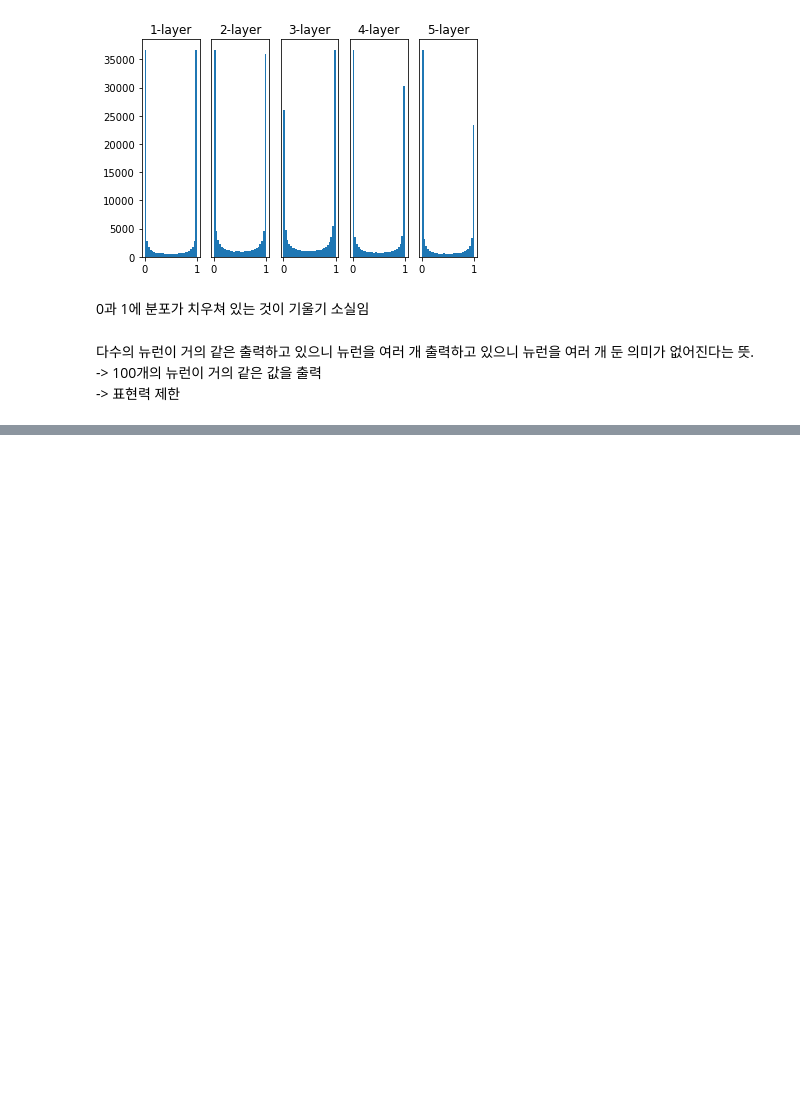
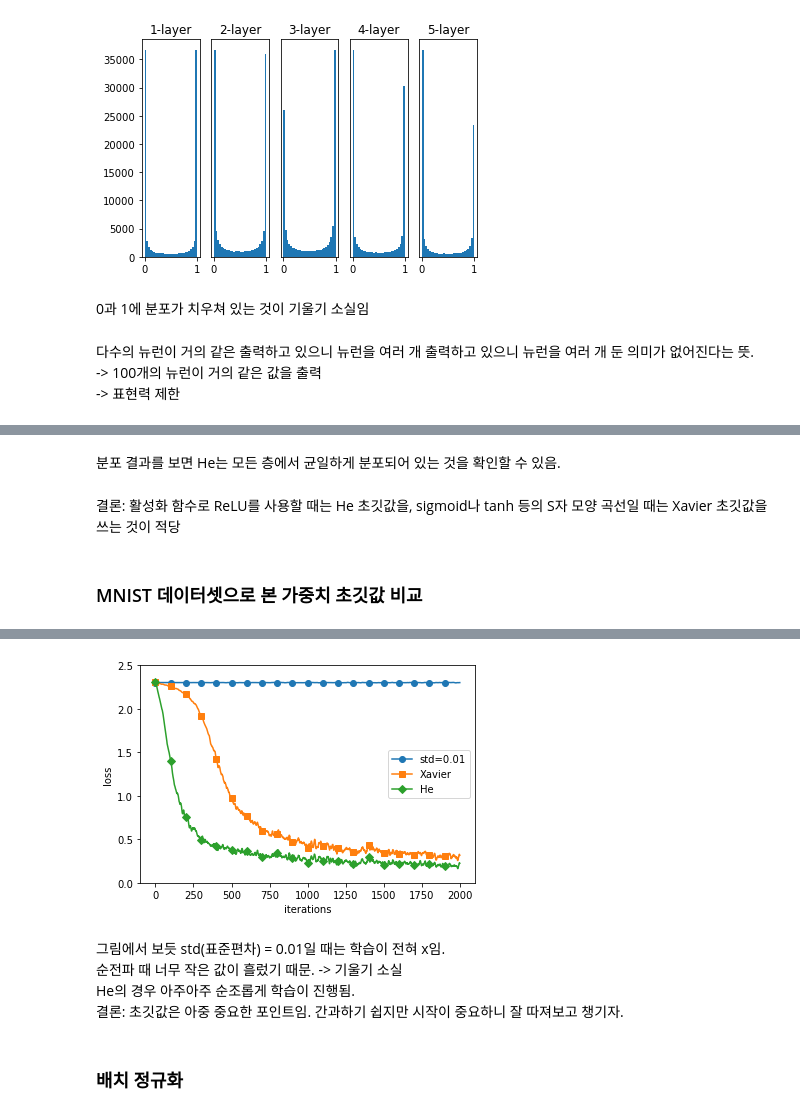
Before and after one commit to Mujae/Deep_Learning_by_Python, a Jupyter notebook: 학습 관련 기술들.ipynb, the cells around one changed output, grey strips where cells are left out. Saved outputs shown, nothing was run; the diff lists cells and outputs as text; code cells hidden in the pictures; blank space fills up the shorter version.

```diff
--- a/학습 관련 기술들.ipynb
+++ b/학습 관련 기술들.ipynb
@@ -170,0 +195,71 @@ w = np.random.randn(node_num, node_num)*0.01
+# %% [markdown]
+분포 결과를 보면 He는 모든 층에서 균일하게 분포되어 있는 것을 확인할 수 있음.
+# %% [markdown]
+결론: 활성화 함수로 ReLU를 사용할 때는 He 초깃값을, sigmoid나 tanh 등의 S자 모양 곡선일 때는 Xavier 초깃값을 쓰는 것이 적당
+# %% [markdown]
+### MNIST 데이터셋으로 본 가중치 초깃값 비교
+# %%
+# coding: utf-8
+import os
+import sys
+
+sys.path.append(os.pardir)  # 부모 디렉터리의 파일을 가져올 수 있도록 설정
+import numpy as np
+import matplotlib.pyplot as plt
+from dataset.mnist import load_mnist
+from common.util import smooth_curve
+from common.multi_layer_net import MultiLayerNet
+from common.optimizer import SGD
+
+
+# 0. MNIST 데이터 읽기==========
+(x_train, t_train), (x_test, t_test) = load_mnist(normalize=True)
+
+train_size = x_train.shape[0]
+batch_size = 128
+max_iterations = 2000
+
+
+# 1. 실험용 설정==========
+weight_init_types = {'std=0.01': 0.01, 'Xavier': 'sigmoid', 'He': 'relu'}
+optimizer = SGD(lr=0.01)
+
+networks = {}
+train_loss = {}
+for key, weight_type in weight_init_types.items():
+    networks[key] = MultiLayerNet(input_size=784, hidden_size_list=[100, 100, 100, 100],
+                                  output_size=10, weight_init_std=weight_type)
+    train_loss[key] = []
+
+
+# 2. 훈련 시작==========
+for i in range(max_iterations):
+    batch_mask = np.random.choice(train_size, batch_size)
+    x_batch = x_train[batch_mask]
+    t_batch = t_train[batch_mask]
+
+    for key in weight_init_types.keys():
+        grads = networks[key].gradient(x_batch, t_batch)
+        optimizer.update(networks[key].params, grads)
+
+        loss = networks[key].loss(x_batch, t_batch)
+        train_loss[key].append(loss)
+
+    if i % 100 == 0:
+        print("===========" + "iteration:" + str(i) + "===========")
+        for key in weight_init_types.keys():
+            loss = networks[key].loss(x_batch, t_batch)
+            print(key + ":" + str(loss))
+
+
+# 3. 그래프 그리기==========
+markers = {'std=0.01': 'o', 'Xavier': 's', 'He': 'D'}
+x = np.arange(max_iterations)
+for key in weight_init_types.keys():
+    plt.plot(x, smooth_curve(train_loss[key]), marker=markers[key], markevery=100, label=key)
+plt.xlabel("iterations")
+plt.ylabel("loss")
+plt.ylim(0, 2.5)
+plt.legend()
+plt.show()
+# %% [output]
@@ -170,0 +283,8 @@ w = np.random.randn(node_num, node_num)*0.01
+[figure, added]
+# %% [markdown]
+그림에서 보듯 std(표준편차) = 0.01일 때는 학습이 전혀 x임.
+순전파 때 너무 작은 값이 흘렀기 때문. -> 기울기 소실
+He의 경우 아주아주 순조롭게 학습이 진행됨.
+결론: 초깃값은 아중 중요한 포인트임. 간과하기 쉽지만 시작이 중요하니 잘 따져보고 챙기자.
+# %% [markdown]
+### 배치 정규화
```
Also changed, not shown: parts of 16 cells of this notebook.
